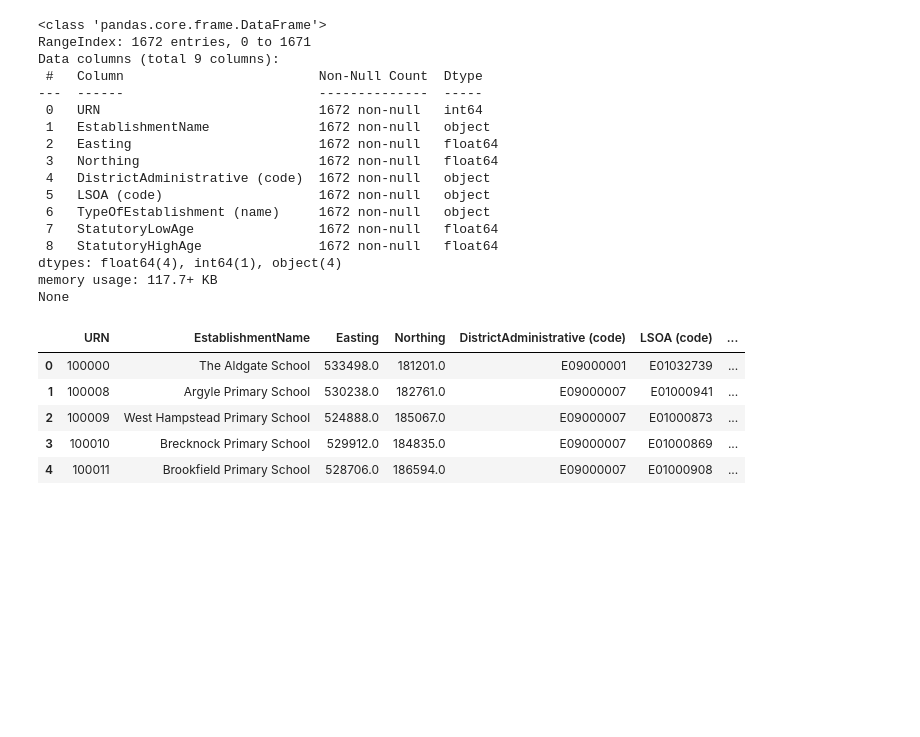
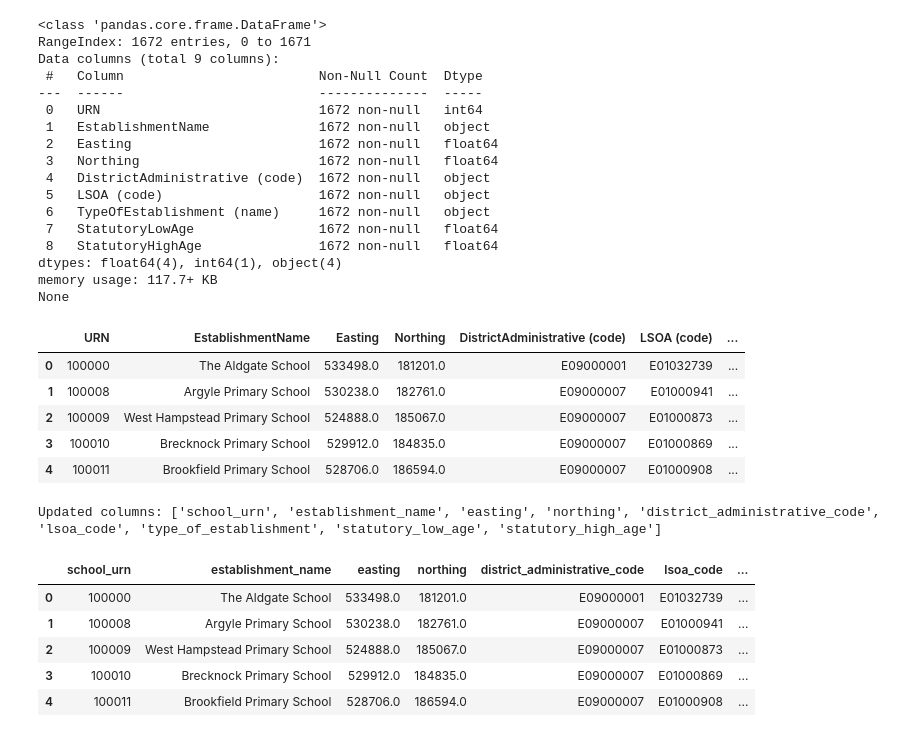
Before and after one commit to anya-44/basecamp-team-30, a Jupyter notebook: notebooks/clean_schools.ipynb, the cells around one changed output. Saved outputs shown, nothing was run; the diff lists cells and outputs as text; code cells hidden in the pictures; blank space fills up the shorter version.

Commit message:
Add code to clean schools to export csv

```diff
--- a/notebooks/clean_schools.ipynb
+++ b/notebooks/clean_schools.ipynb
@@ -242,3 +242,30 @@ None
 | 2 | 100009 | West Hampstead Primary School | 524888.0 | 185067.0 | E09000007 | E01000873 | ... |
 | 3 | 100010 | Brecknock Primary School | 529912.0 | 184835.0 | E09000007 | E01000869 | ... |
 | 4 | 100011 | Brookfield Primary School | 528706.0 | 186594.0 | E09000007 | E01000908 | ... |
+# %%
+# Also define original mapped names in case this cell is re-run on raw columns
+raw_mapping = {
+    'URN': 'school_urn',
+    'EstablishmentName': 'establishment_name',
+    'Easting': 'easting',
+    'Northing': 'northing',
+    'DistrictAdministrative (code)': 'district_administrative_code',
+    'LSOA (code)': 'lsoa_code',
+    'TypeOfEstablishment (name)': 'type_of_establishment',
+    'StatutoryLowAge': 'statutory_low_age',
+    'StatutoryHighAge': 'statutory_high_age'
+}
+
+df = df.rename(columns=raw_mapping)
+
+# Display the final updated columns and top rows
+print("Updated columns:", df.columns.tolist())
+display(df.head())
+# %% [output]
+Updated columns: ['school_urn', 'establishment_name', 'easting', 'northing', 'district_administrative_code', 'lsoa_code', 'type_of_establishment', 'statutory_low_age', 'statutory_high_age']
+|  | school_urn | establishment_name | easting | northing | district_administrative_code | lsoa_code | ... |
+| 0 | 100000 | The Aldgate School | 533498.0 | 181201.0 | E09000001 | E01032739 | ... |
+| 1 | 100008 | Argyle Primary School | 530238.0 | 182761.0 | E09000007 | E01000941 | ... |
+| 2 | 100009 | West Hampstead Primary School | 524888.0 | 185067.0 | E09000007 | E01000873 | ... |
+| 3 | 100010 | Brecknock Primary School | 529912.0 | 184835.0 | E09000007 | E01000869 | ... |
+| 4 | 100011 | Brookfield Primary School | 528706.0 | 186594.0 | E09000007 | E01000908 | ... |
```
Also changed, not shown: parts of 1 cell of this notebook.
